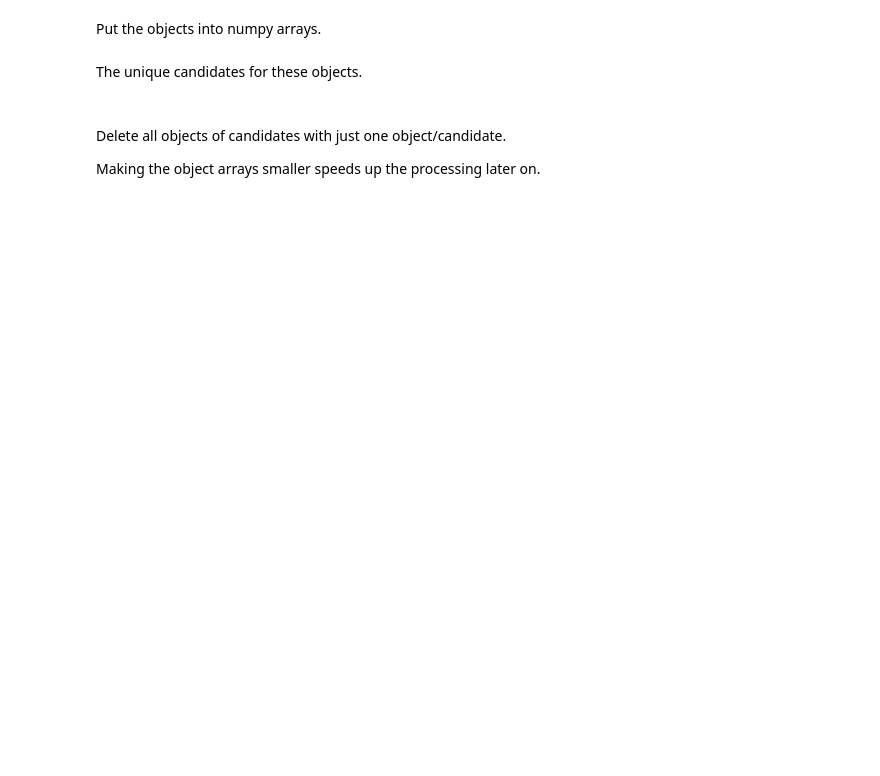
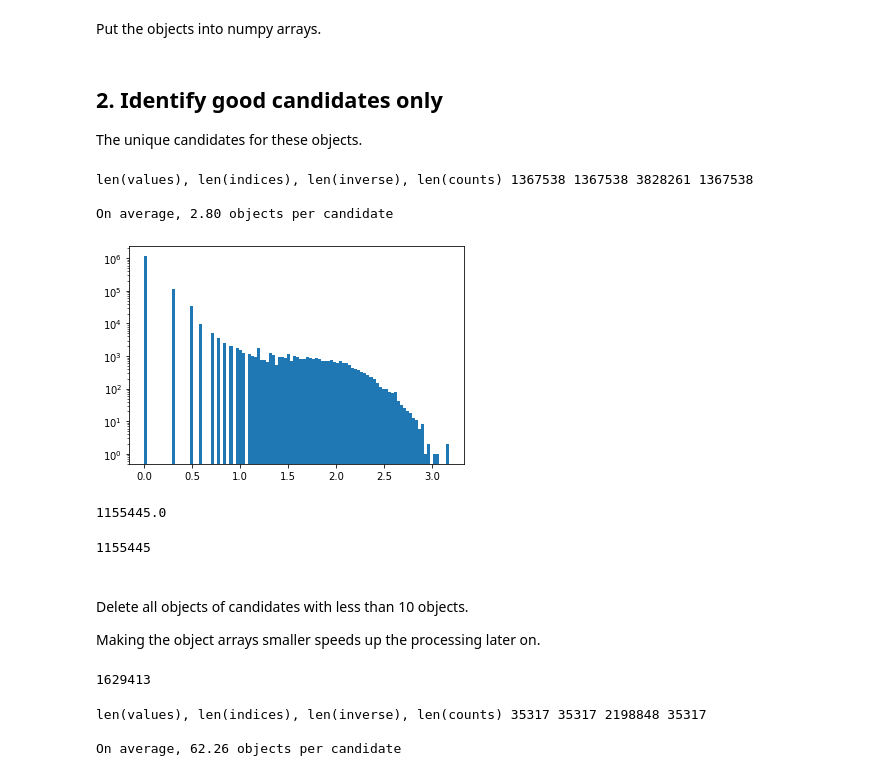
Before and after one commit to MelissaGraham/decam_ddf_tools, a Jupyter notebook: transients_science/create_nightly_epoch_lightcurves.ipynb, the cells around one changed output. Drawn from its saved outputs; the diff is of its cells as text; code cells hidden in the pictures; blank space fills up the shorter version.

```diff
--- a/transients_science/create_nightly_epoch_lightcurves.ipynb
+++ b/transients_science/create_nightly_epoch_lightcurves.ipynb
@@ -83,27 +96,47 @@ print(len(df))
 # %% [markdown]
 Put the objects into numpy arrays.
 # %%
-obj_ra     = np.asarray(df[0], dtype='float')
-obj_dec    = np.asarray(df[1], dtype='float')
-obj_mag    = np.asarray(df[2], dtype='float')
-obj_mage   = np.asarray(df[3], dtype='float')
-obj_rb     = np.asarray(df[4], dtype='float')
-obj_filt   = np.asarray(df[5], dtype='str')
-obj_mjd    = np.asarray(df[6], dtype='float')
-obj_candid = np.asarray(df[7], dtype='str')
-obj_propid = np.asarray(df[8], dtype='str')
+raw_obj_ra     = np.asarray(df[0], dtype='float')
+raw_obj_dec    = np.asarray(df[1], dtype='float')
+raw_obj_mag    = np.asarray(df[2], dtype='float')
+raw_obj_mage   = np.asarray(df[3], dtype='float')
+raw_obj_rb     = np.asarray(df[4], dtype='float')
+raw_obj_filt   = np.asarray(df[5], dtype='str')
+raw_obj_mjd    = np.asarray(df[6], dtype='float')
+raw_obj_candid = np.asarray(df[7], dtype='str')
+raw_obj_propid = np.asarray(df[8], dtype='str')
 del df
 # %% [markdown]
+## 2. Identify good candidates only
+
 The unique candidates for these objects.
 # %%
-values, indices, counts = np.unique(obj_candid, return_index=True,  return_counts=True)
+values, indices, inverse, counts = np.unique(raw_obj_candid, return_index=True, return_inverse=True,  return_counts=True)
 # %%
-print('len(values), len(indices), len(counts)', len(values), len(indices), len(counts))
+print('len(values), len(indices), len(inverse), len(counts)', len(values), len(indices), len(inverse), len(counts))
 print(' ')
-print('On average, %4.2f objects per candidate' % (len(obj_candid)/len(values)))
+print('On average, %4.2f objects per candidate' % (len(raw_obj_candid)/len(values)))
+# %% [output]
+len(values), len(indices), len(inverse), len(counts) 1367538 1367538 3828261 1367538
+
+On average, 2.80 objects per candidate
+# %%
+hist = plt.hist(np.log10(counts), bins=100, log=True)
+plt.show()
+# %% [output]
+[figure, added]
+# %%
+print(hist[0][0])
+# %% [output]
+1155445.0
+# %%
+dx = np.where(counts[inverse] == 1)[0]
+print(len(dx))
+# %% [output]
+1155445
 # %% [markdown]
 <br>
 
-Delete all objects of candidates with just one object/candidate.
+Delete all objects of candidates with less than 10 objects.
 
 Making the object arrays smaller speeds up the processing later on.
@@ -113 +143,6 @@ dx = indices[tx]
+# %%
+dx = np.where(counts[inverse] < 10)[0]
+print(len(dx))
+# %% [output]
+1629413
 # %%
@@ -125,0 +162,8 @@ print(len(obj_ra))
+# %%
+print('len(values), len(indices), len(inverse), len(counts)', len(values), len(indices), len(inverse), len(counts))
+print(' ')
+print('On average, %4.2f objects per candidate' % (len(obj_candid)/len(values)))
+# %% [output]
+len(values), len(indices), len(inverse), len(counts) 35317 35317 2198848 35317
+
+On average, 62.26 objects per candidate
```
Also changed, not shown: parts of 26 cells of this notebook.
